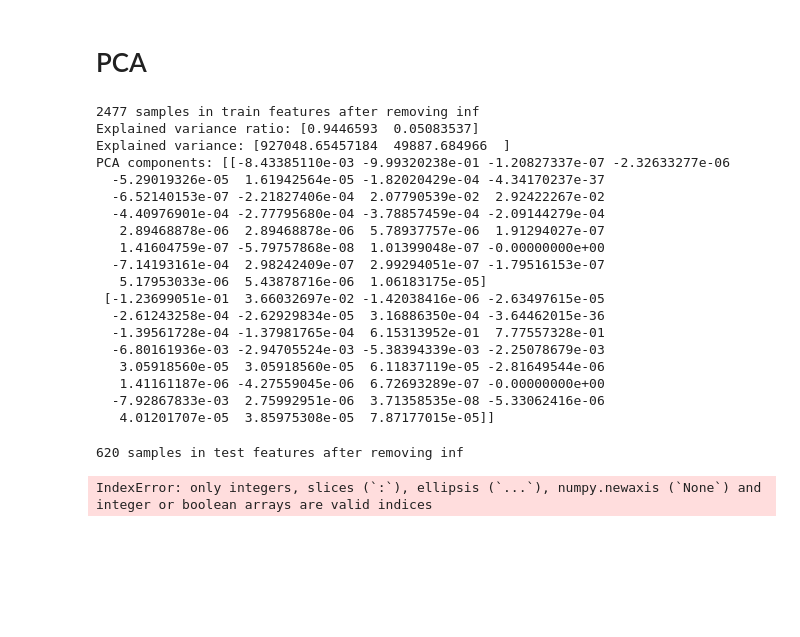
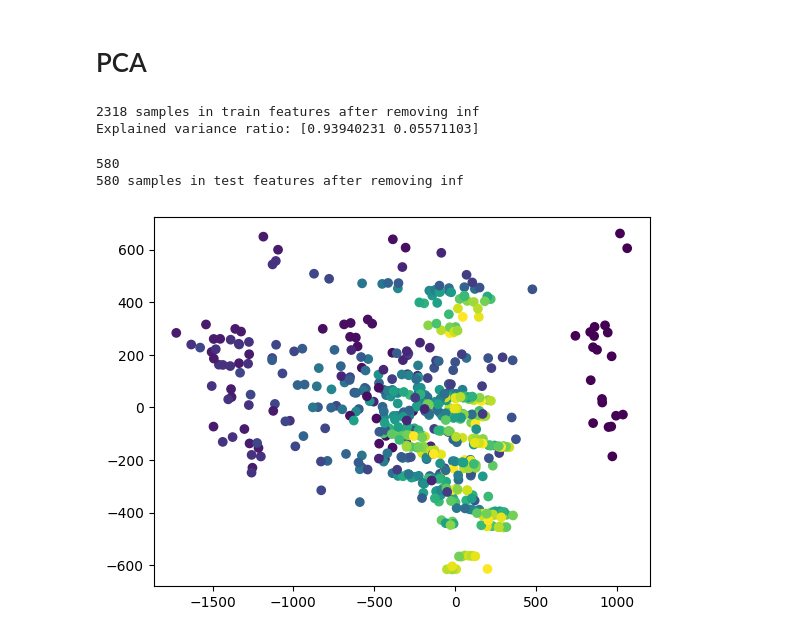
Before and after one commit to bagherilab/spatiotemporal-encoder, a Jupyter notebook: src/simulation_encoder/encoder.ipynb, the cells around one changed output. Drawn from its saved outputs; the diff is of its cells as text; code cells hidden in the pictures; blank space fills up the shorter version.

```diff
--- a/src/simulation_encoder/encoder.ipynb
+++ b/src/simulation_encoder/encoder.ipynb
@@ -12,6 +15,6 @@ from torch.utils.data import DataLoader
 from load.loader import ArcadeDataset
 from parse.parser import ArcadeParser
 # %%
-keys = ["C_Lav_"]
+keys = ["C_Lava_"]
 # %%
 parser = ArcadeParser()
@@ -36,14 +58,41 @@ test_loader = DataLoader(test_subset, batch_size=1, shuffle=True)
 620 samples in test subset
 # %% [markdown]
 # PCA
+# %%
+def filter_features_by_seed(seeds, features, labels):
+    filtered_features = []
+    filtered_labels = []
+
+    for feature, label in zip(features, labels):
+        if label['seed'] in seeds:
+            filtered_features.append(feature)
+            filtered_labels.append(label)
+
+    return filtered_features, filtered_labels
+
+def filter_features_by_timepoint(timepoints, features, labels):
+    filtered_features = []
+    filtered_labels = []
+
+    for feature, label in zip(features, labels):
+        if label['timepoint'] in timepoints:
+            filtered_features.append(feature)
+            filtered_labels.append(label)
+
+    return filtered_features, filtered_labels
 # %%
+timepoints_after_first_day = [(x / 2.0) for x in range(2, 31)]
+
 train_features = []
+train_labels = []
 for X, y in train_loader:
     train_features.append(X[0])
+    train_labels.append(y)
 
 # Remove samples with inf
 train_features = np.array(train_features)
 train_features = train_features[~np.isinf(train_features).any(axis=1)]
+train_features, train_labels = filter_features_by_timepoint(timepoints_after_first_day, train_features, train_labels)
 print(f"{len(train_features)} samples in train features after removing inf")
 
 num_components = 2
@@ -51,48 +100,36 @@ pca = PCA(n_components=num_components)
 pca.fit(train_features)
 print(f"Explained variance ratio: {pca.explained_variance_ratio_}")
 # %% [output]
-2477 samples in train features after removing inf
-Explained variance ratio: [0.9446593  0.05083537]
-Explained variance: [927048.65457184  49887.684966  ]
-PCA components: [[-8.43385110e-03 -9.99320238e-01 -1.20827337e-07 -2.32633277e-06
-  -5.29019326e-05  1.61942564e-05 -1.82020429e-04 -4.34170237e-37
-  -6.52140153e-07 -2.21827406e-04  2.07790539e-02  2.92422267e-02
-  -4.40976901e-04 -2.77795680e-04 -3.78857459e-04 -2.09144279e-04
-   2.89468878e-06  2.89468878e-06  5.78937757e-06  1.91294027e-07
-   1.41604759e-07 -5.79757868e-08  1.01399048e-07 -0.00000000e+00
-  -7.14193161e-04  2.98242409e-07  2.99294051e-07 -1.79516153e-07
-   5.17953033e-06  5.43878716e-06  1.06183175e-05]
- [-1.23699051e-01  3.66032697e-02 -1.42038416e-06 -2.63497615e-05
-  -2.61243258e-04 -2.62929834e-05  3.16886350e-04 -3.64462015e-36
-  -1.39561728e-04 -1.37981765e-04  6.15313952e-01  7.77557328e-01
-  -6.80161936e-03 -2.94705524e-03 -5.38394339e-03 -2.25078679e-03
-   3.05918560e-05  3.05918560e-05  6.11837119e-05 -2.81649544e-06
-   1.41161187e-06 -4.27559045e-06  6.72693289e-07 -0.00000000e+00
-  -7.92867833e-03  2.75992951e-06  3.71358535e-08 -5.33062416e-06
-   4.01201707e-05  3.85975308e-05  7.87177015e-05]]
+2318 samples in train features after removing inf
+Explained variance ratio: [0.93940231 0.05571103]
 # %%
 # Plot a test sample in the PCA space
 test_features = []
 test_labels = []
 for X, y in test_loader:
     test_features.append(X[0])
     test_labels.append(y)
 
 test_features = np.array(test_features)
 test_labels = np.array(test_labels)
 inf_indices = np.isinf(test_features).any(axis=1)
 test_features = test_features[~inf_indices]
 test_labels = test_labels[~inf_indices]
 
+
+seed_labels = [label['seed'] for label in test_labels]
+# test_features, test_labels = filter_features_by_seed([seed_labels[0], seed_labels[1], seed_labels[2]], test_features, test_labels)
+test_features, test_labels = filter_features_by_timepoint(timepoints_after_first_day, test_features, test_labels)
 timepoint_labels = [label['timepoint'] for label in test_labels]
+print(len(test_labels))
 
 print(f"{len(test_features)} samples in test features after removing inf")
 
 test_features_pca = pca.transform(test_features)
-# Color scatter by timepoint
 
 plt.scatter(test_features_pca[:, 0], test_features_pca[:, 1], c=timepoint_labels)
 plt.show()
 # %% [output]
-620 samples in test features after removing inf
+580
+580 samples in test features after removing inf
-IndexError: only integers, slices (`:`), ellipsis (`...`), numpy.newaxis (`None`) and integer or boolean arrays are valid indices
+[figure, added]
```
Also changed, not shown: parts of 2 cells of this notebook, 3 other files.
